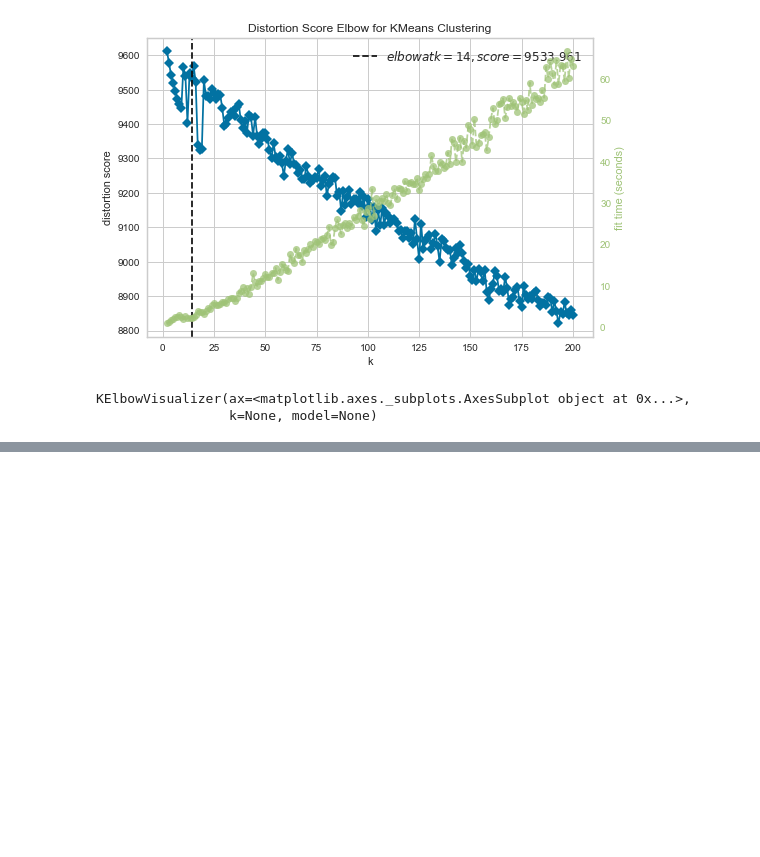
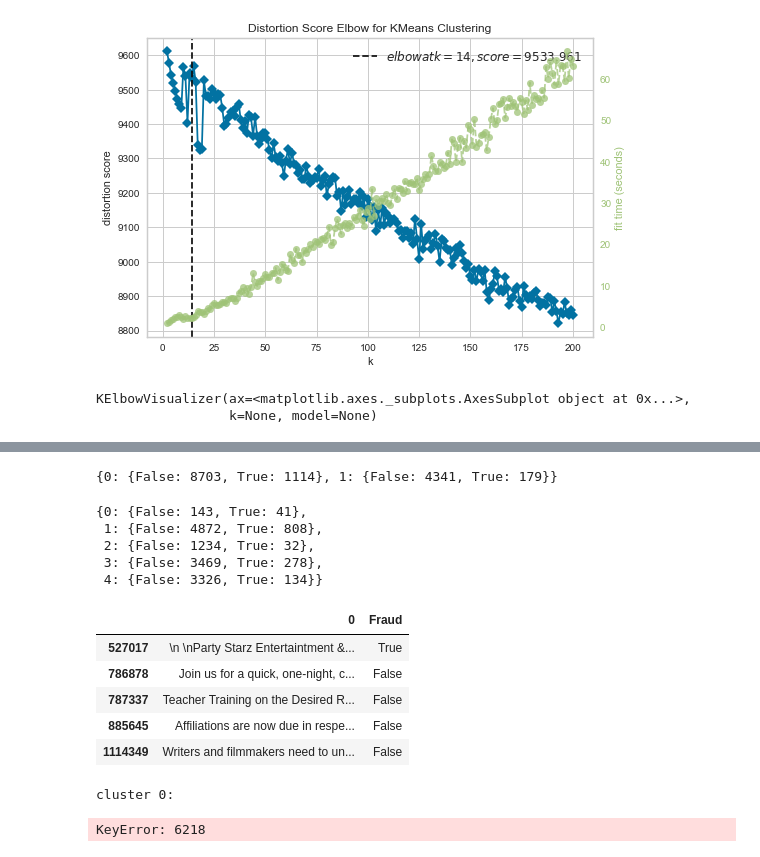
Before and after one commit to paultanger/Fraud_Detection, a Jupyter notebook: notebooks/NLP_paul.ipynb, the cells around one changed output, grey strips where cells are left out. Cells and saved outputs as stored; diff of their text form; code cells hidden in the pictures; blank space fills up the shorter version.

```diff
--- a/notebooks/NLP_paul.ipynb
+++ b/notebooks/NLP_paul.ipynb
@@ -346,0 +438,38 @@ KElbowVisualizer(ax=<matplotlib.axes._subplots.AxesSubplot object at 0x...>,
+# %%
+cluster_cats
+# %% [output]
+{0: {False: 8703, True: 1114}, 1: {False: 4341, True: 179}}
+# %%
+cluster_cats, cluster_feats = run_kmeans_assign_clust(all_desc_tfidf_matrix, X, features, 5)
+cluster_cats
+# %% [output]
+{0: {False: 143, True: 41},
+ 1: {False: 4872, True: 808},
+ 2: {False: 1234, True: 32},
+ 3: {False: 3469, True: 278},
+ 4: {False: 3326, True: 134}}
+# %%
+X.head()
+# %% [output]
+|  | 0 | Fraud |
+| 527017 | \n \nParty Starz Entertaintment &... | True |
+| 786878 | Join us for a quick, one-night, c... | False |
+| 787337 | Teacher Training on the Desired R... | False |
+| 885645 | Affiliations are now due in respe... | False |
+| 1114349 | Writers and filmmakers need to un... | False |
+# %%
+kmeans = KMeans(10)
+tfidf = TfidfVectorizer(stop_words='english', max_features=10_000, max_df=0.9)
+all_desc_tfidf_matrix = tfidf.fit_transform(X[0])
+kmeans.fit(all_desc_tfidf_matrix)
+
+assigned_cluster = kmeans.transform(all_desc_tfidf_matrix).argmin(axis=1)
+for i in range(kmeans.n_clusters):
+    cluster = np.arange(0, all_desc_tfidf_matrix.shape[0])[assigned_cluster==i]
+    sample_articles = np.random.choice(cluster, 1, replace=False)
+    print(f"cluster {i}:")
+    for article in sample_articles:
+        print(f"    {X.loc[article][0]}")
+# %% [output]
+cluster 0:
+KeyError: 6218
```
Also changed, not shown: parts of 36 cells of this notebook, 4 other files.
